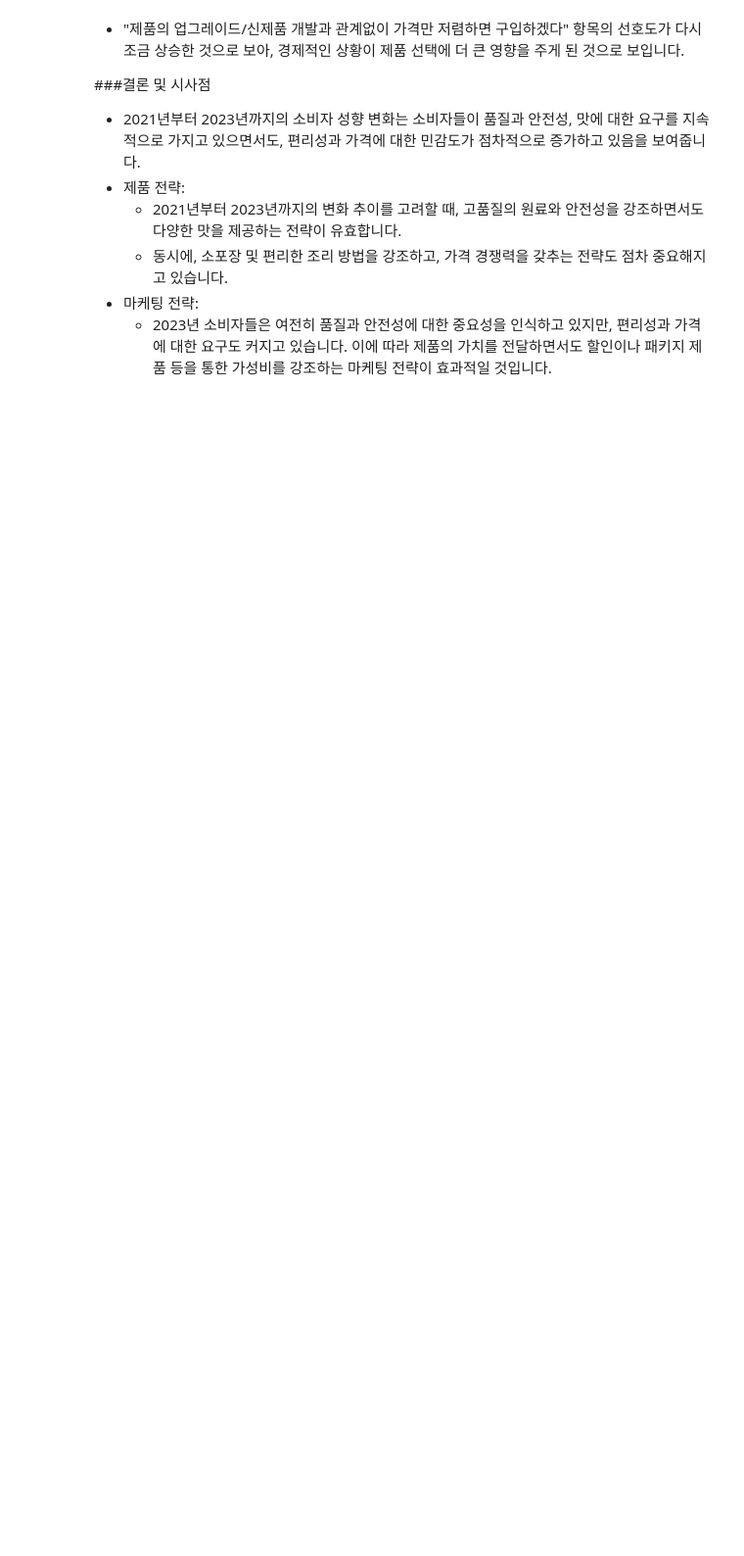
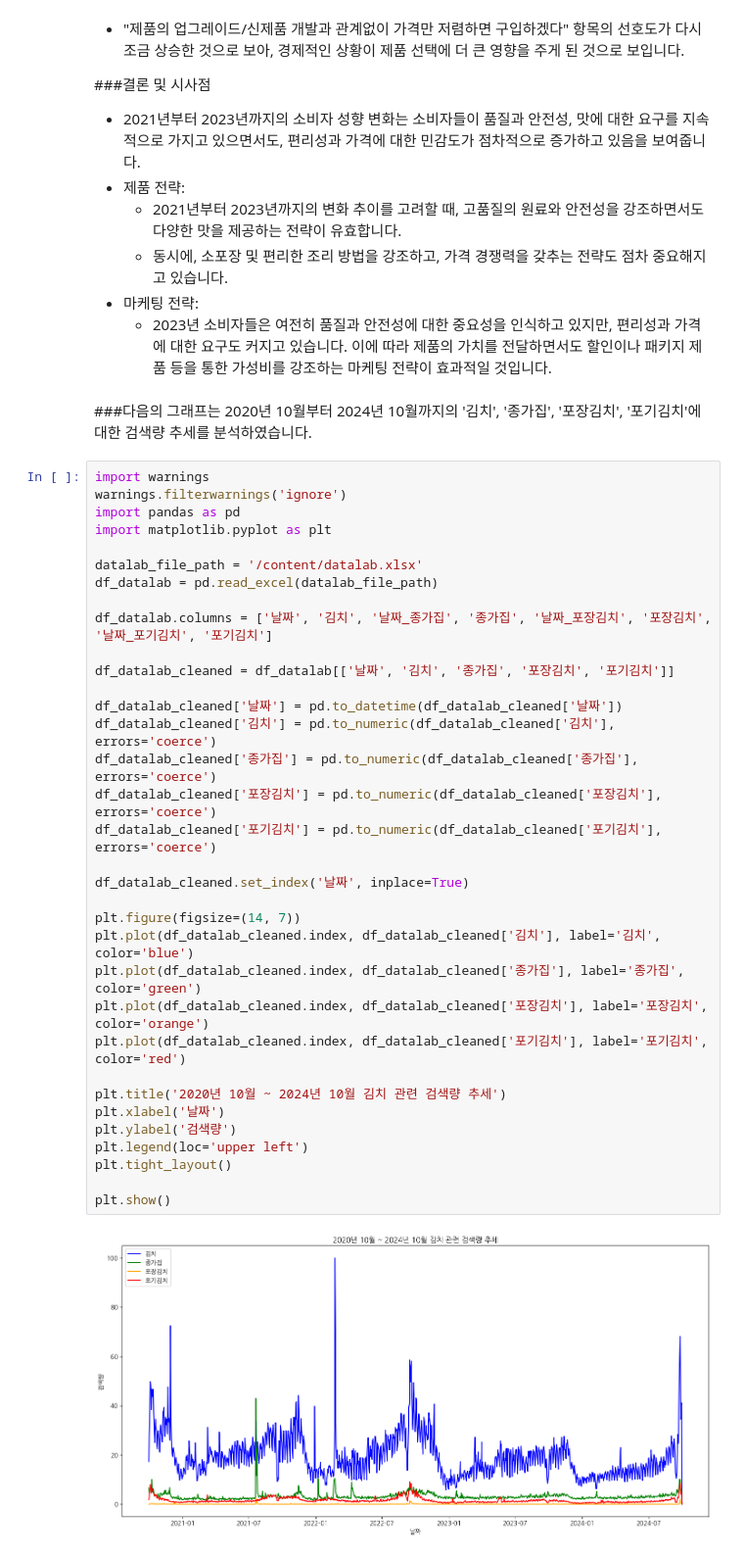
Before and after one commit to kimjaehwankimjaehwan/Consumer-Insights-and-Marketing, a Jupyter notebook: 소비자_인사이트_마케팅_1.ipynb, the cells around one changed output. Shown at 98% size. Saved outputs shown, nothing was run; the diff lists cells and outputs as text; blank space fills up the shorter version.

```diff
--- a/소비자_인사이트_마케팅_1.ipynb
+++ b/소비자_인사이트_마케팅_1.ipynb
@@ -370,3 +370,41 @@ plt.show()
   - 동시에, 소포장 및 편리한 조리 방법을 강조하고, 가격 경쟁력을 갖추는 전략도 점차 중요해지고 있습니다.
 - 마케팅 전략:
   - 2023년 소비자들은 여전히 품질과 안전성에 대한 중요성을 인식하고 있지만, 편리성과 가격에 대한 요구도 커지고 있습니다. 이에 따라 제품의 가치를 전달하면서도 할인이나 패키지 제품 등을 통한 가성비를 강조하는 마케팅 전략이 효과적일 것입니다.
+# %% [markdown]
+###다음의 그래프는 2020년 10월부터 2024년 10월까지의 '김치', '종가집', '포장김치', '포기김치'에 대한 검색량 추세를 분석하였습니다.
+# %%
+import warnings
+warnings.filterwarnings('ignore')
+import pandas as pd
+import matplotlib.pyplot as plt
+
+datalab_file_path = '/content/datalab.xlsx'
+df_datalab = pd.read_excel(datalab_file_path)
+
+df_datalab.columns = ['날짜', '김치', '날짜_종가집', '종가집', '날짜_포장김치', '포장김치', '날짜_포기김치', '포기김치']
+
+df_datalab_cleaned = df_datalab[['날짜', '김치', '종가집', '포장김치', '포기김치']]
+
+df_datalab_cleaned['날짜'] = pd.to_datetime(df_datalab_cleaned['날짜'])
+df_datalab_cleaned['김치'] = pd.to_numeric(df_datalab_cleaned['김치'], errors='coerce')
+df_datalab_cleaned['종가집'] = pd.to_numeric(df_datalab_cleaned['종가집'], errors='coerce')
+df_datalab_cleaned['포장김치'] = pd.to_numeric(df_datalab_cleaned['포장김치'], errors='coerce')
+df_datalab_cleaned['포기김치'] = pd.to_numeric(df_datalab_cleaned['포기김치'], errors='coerce')
+
+df_datalab_cleaned.set_index('날짜', inplace=True)
+
+plt.figure(figsize=(14, 7))
+plt.plot(df_datalab_cleaned.index, df_datalab_cleaned['김치'], label='김치', color='blue')
+plt.plot(df_datalab_cleaned.index, df_datalab_cleaned['종가집'], label='종가집', color='green')
+plt.plot(df_datalab_cleaned.index, df_datalab_cleaned['포장김치'], label='포장김치', color='orange')
+plt.plot(df_datalab_cleaned.index, df_datalab_cleaned['포기김치'], label='포기김치', color='red')
+
+plt.title('2020년 10월 ~ 2024년 10월 김치 관련 검색량 추세')
+plt.xlabel('날짜')
+plt.ylabel('검색량')
+plt.legend(loc='upper left')
+plt.tight_layout()
+
+plt.show()
+# %% [output]
+[figure, added]
```
Also changed, not shown: parts of 1 cell of this notebook.
